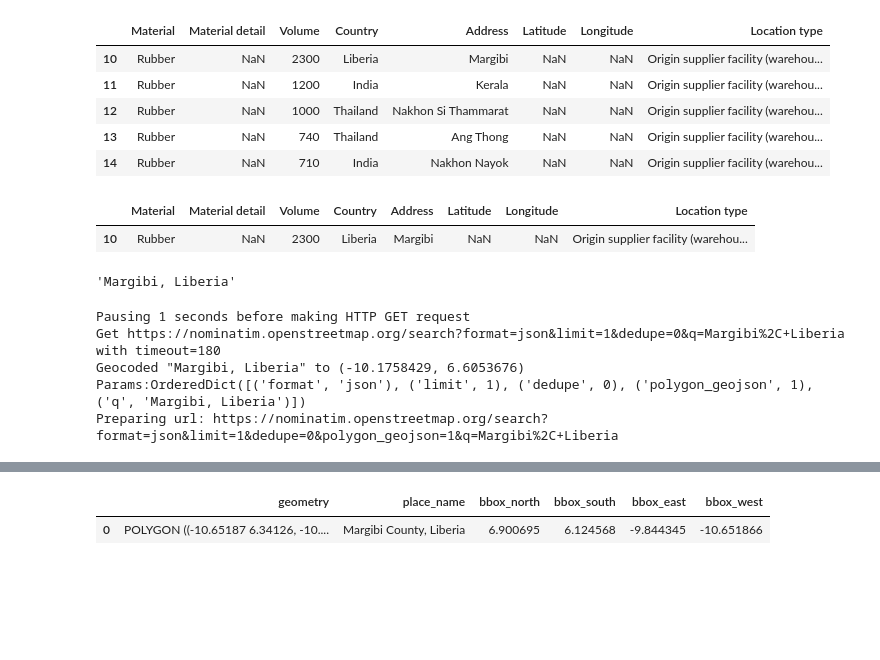
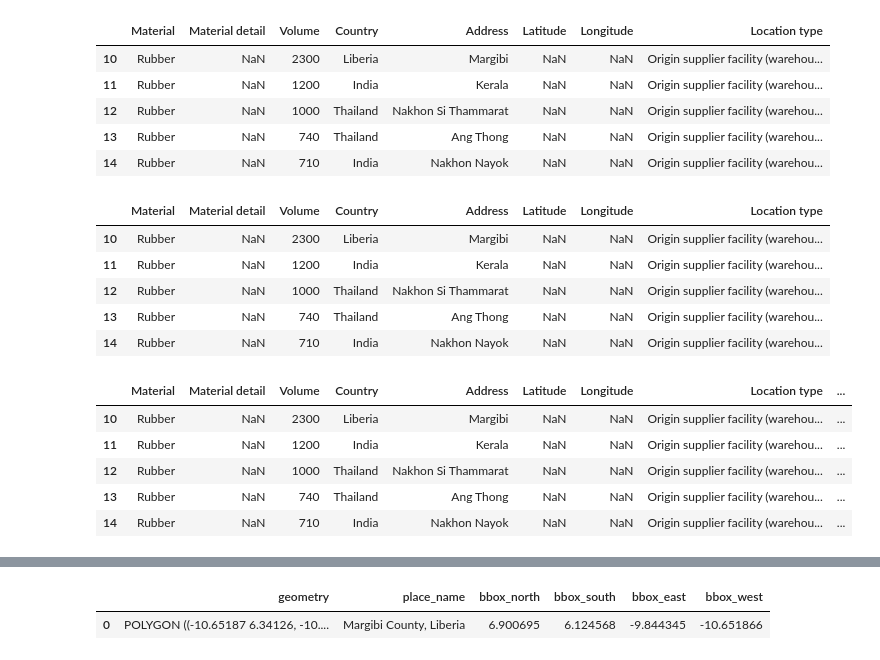
Before and after one commit to Vizzuality/landgriffon, a Jupyter notebook: data/notebooks/Lab/0_data_geocoding.ipynb, the cells around one changed output, grey strips where cells are left out. Saved outputs shown, nothing was run; the diff lists cells and outputs as text; code cells hidden in the pictures; blank space fills up the shorter version.

```diff
--- a/data/notebooks/Lab/0_data_geocoding.ipynb
+++ b/data/notebooks/Lab/0_data_geocoding.ipynb
@@ -218,22 +262,22 @@ os_facility.head()
 | 13 | Rubber | NaN | 740 | Thailand | Ang Thong | NaN | NaN | Origin supplier facility (warehou... |
 | 14 | Rubber | NaN | 710 | India | Nakhon Nayok | NaN | NaN | Origin supplier facility (warehou... |
 # %%
-processing_facility = os_facility[:1]
-processing_facility
+processing_facility = os_facility.copy()
+processing_facility.head()
 # %% [output]
 |  | Material | Material detail | Volume | Country | Address | Latitude | Longitude | Location type |
 | 10 | Rubber | NaN | 2300 | Liberia | Margibi | NaN | NaN | Origin supplier facility (warehou... |
+| 11 | Rubber | NaN | 1200 | India | Kerala | NaN | NaN | Origin supplier facility (warehou... |
+| 12 | Rubber | NaN | 1000 | Thailand | Nakhon Si Thammarat | NaN | NaN | Origin supplier facility (warehou... |
+| 13 | Rubber | NaN | 740 | Thailand | Ang Thong | NaN | NaN | Origin supplier facility (warehou... |
+| 14 | Rubber | NaN | 710 | India | Nakhon Nayok | NaN | NaN | Origin supplier facility (warehou... |
-# %%
-row = processing_facility.iloc[0]
-adress_count = row['Address'] + ', ' + row['Country']
-adress_count
-# %% [output]
-'Margibi, Liberia'
-# %%
-geo_loc_test = GeolocateAddress(query=adress_count)
-# %% [output]
-Pausing 1 seconds before making HTTP GET request
-Get https://nominatim.openstreetmap.org/search?format=json&limit=1&dedupe=0&q=Margibi%2C+Liberia with timeout=180
-Geocoded "Margibi, Liberia" to (-10.1758429, 6.6053676)
-Params:OrderedDict([('format', 'json'), ('limit', 1), ('dedupe', 0), ('polygon_geojson', 1), ('q', 'Margibi, Liberia')])
-Preparing url: https://nominatim.openstreetmap.org/search?format=json&limit=1&dedupe=0&polygon_geojson=1&q=Margibi%2C+Liberia
+# %%
+processing_facility['Full Address'] = processing_facility['Address'] + ', ' + processing_facility['Country']
+processing_facility.head()
+# %% [output]
+|  | Material | Material detail | Volume | Country | Address | Latitude | Longitude | Location type | ... |
+| 10 | Rubber | NaN | 2300 | Liberia | Margibi | NaN | NaN | Origin supplier facility (warehou... | ... |
+| 11 | Rubber | NaN | 1200 | India | Kerala | NaN | NaN | Origin supplier facility (warehou... | ... |
+| 12 | Rubber | NaN | 1000 | Thailand | Nakhon Si Thammarat | NaN | NaN | Origin supplier facility (warehou... | ... |
+| 13 | Rubber | NaN | 740 | Thailand | Ang Thong | NaN | NaN | Origin supplier facility (warehou... | ... |
+| 14 | Rubber | NaN | 710 | India | Nakhon Nayok | NaN | NaN | Origin supplier facility (warehou... | ... |
```
Also changed, not shown: parts of 19 cells of this notebook, 1 other file.
